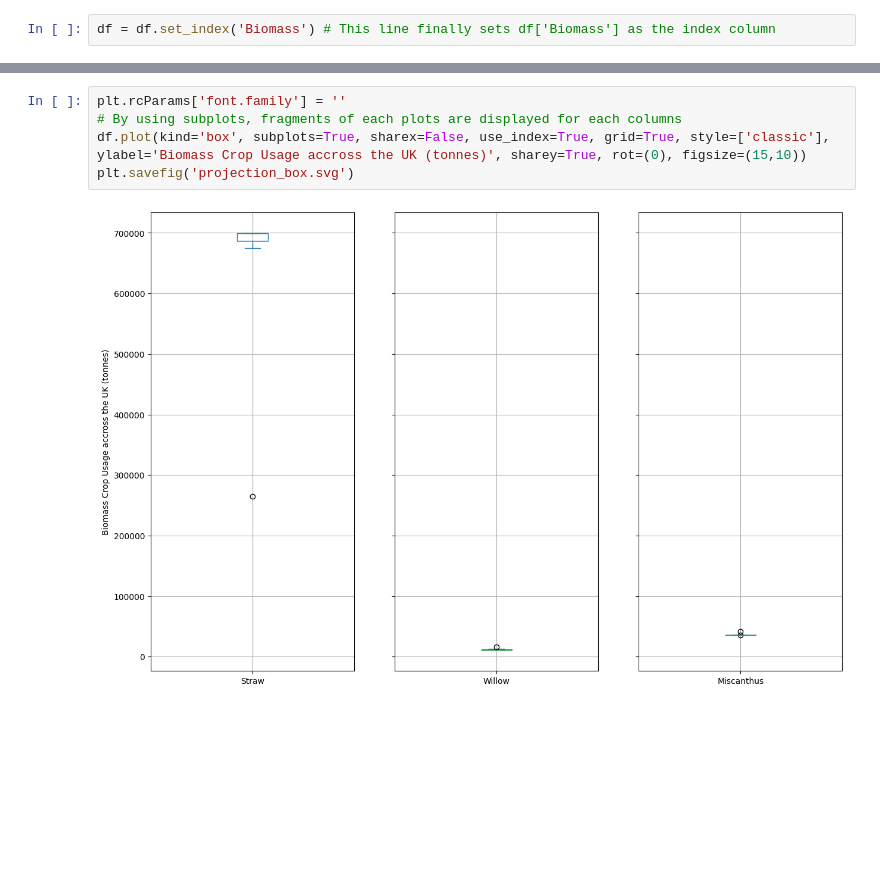
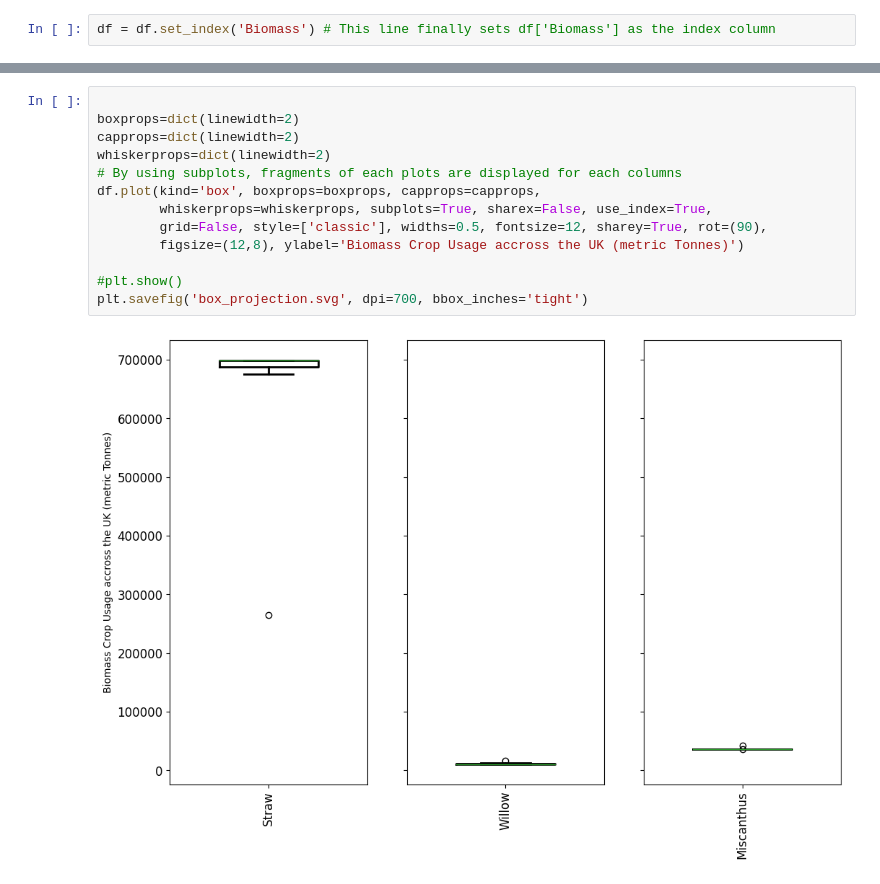
Before and after one commit to doubleyoushinamide/Data_Science_Codes, a Jupyter notebook: Biomass_evaluation/encrop_usage/Biomass_usage.ipynb, the cells around one changed output, grey strips where cells are left out. Drawn from its saved outputs; the diff is of its cells as text; blank space fills up the shorter version.

```diff
--- a/Biomass_evaluation/encrop_usage/Biomass_usage.ipynb
+++ b/Biomass_evaluation/encrop_usage/Biomass_usage.ipynb
@@ -33,9 +45,17 @@ dtype: object
 # %%
-plt.rcParams['font.family'] = ''
+
+boxprops=dict(linewidth=2)
+capprops=dict(linewidth=2)
+whiskerprops=dict(linewidth=2)
 # By using subplots, fragments of each plots are displayed for each columns
-df.plot(kind='box', subplots=True, sharex=False, use_index=True, grid=True, style=['classic'], ylabel='Biomass Crop Usage accross the UK (tonnes)', sharey=True, rot=(0), figsize=(15,10))
-plt.savefig('projection_box.svg')
+df.plot(kind='box', boxprops=boxprops, capprops=capprops,
+        whiskerprops=whiskerprops, subplots=True, sharex=False, use_index=True,
+        grid=False, style=['classic'], widths=0.5, fontsize=12, sharey=True, rot=(90),
+        figsize=(12,8), ylabel='Biomass Crop Usage accross the UK (metric Tonnes)')
+
+#plt.show()
+plt.savefig('box_projection.svg', dpi=700, bbox_inches='tight')
 # %% [output]
-[figure, old version]
+[figure, new version]
 # %%
 # Rolling window for each columns at rolling window = 2 years
```
Also changed, not shown: parts of 4 cells of this notebook, 43 other files.
